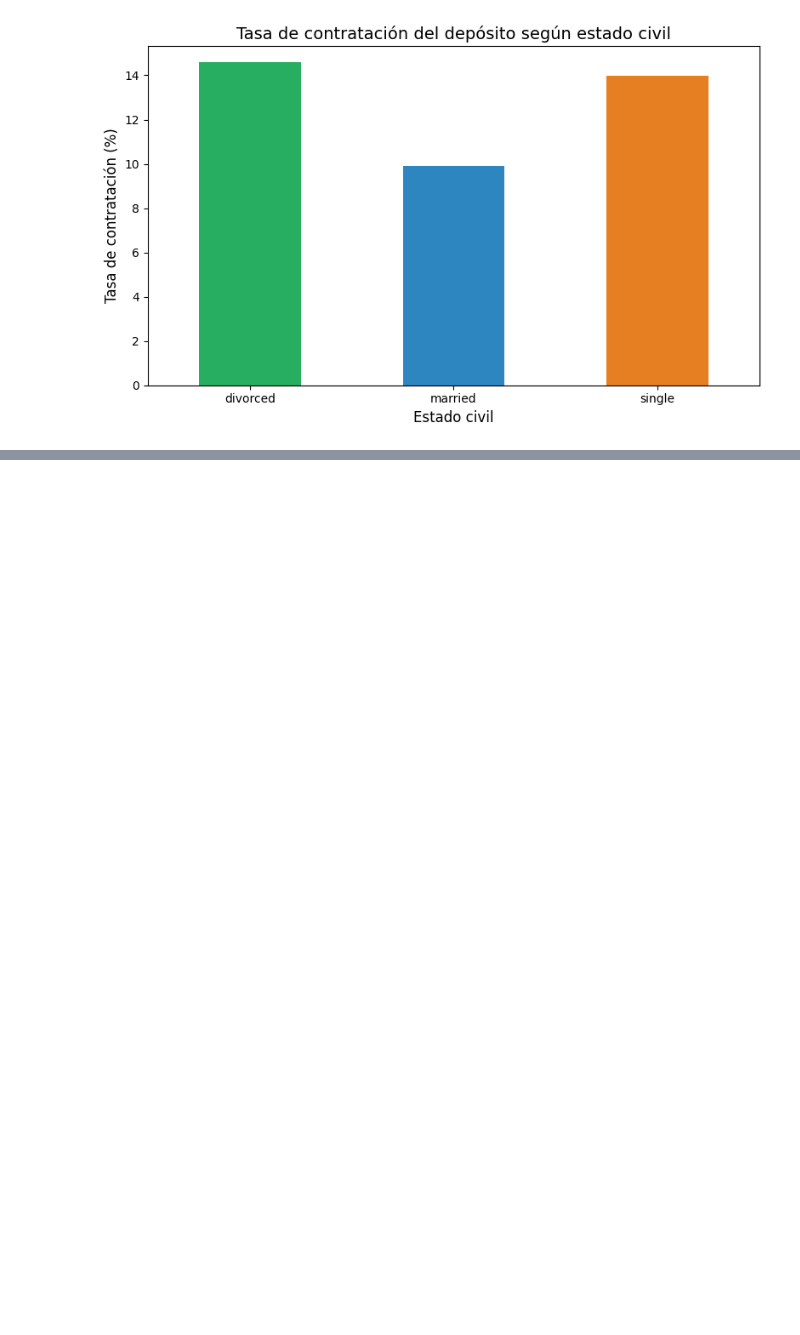
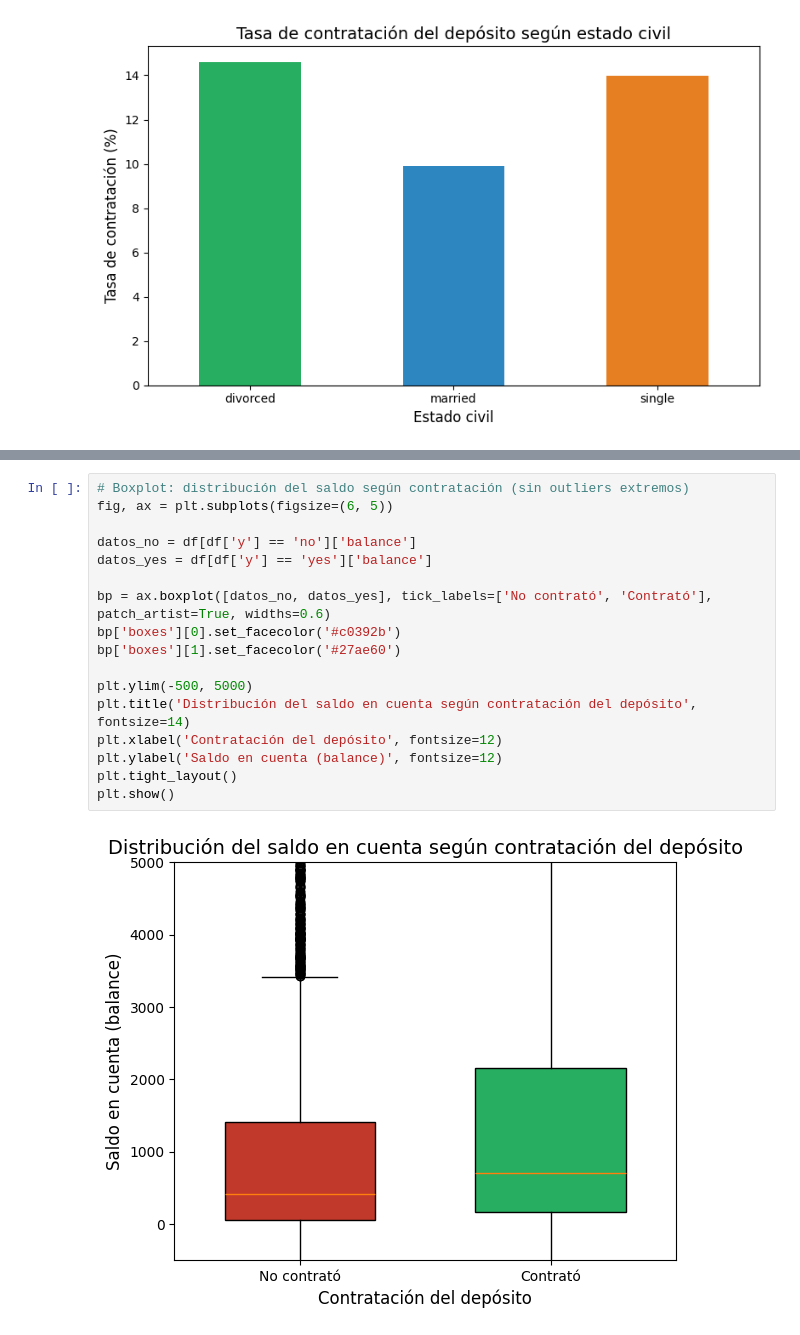
Before and after one commit to F-Boivin/ProyectoDSParteI-Boivin, a Jupyter notebook: ProyectoDSParte1_Felipe_Boivin.ipynb, the cells around one changed output, grey strips where cells are left out. Saved outputs shown, nothing was run; the diff lists cells and outputs as text; blank space fills up the shorter version.

```diff
--- a/ProyectoDSParte1_Felipe_Boivin.ipynb
+++ b/ProyectoDSParte1_Felipe_Boivin.ipynb
@@ -228,0 +243,19 @@ La supuesta mayor estabilidad financiera asociada al matrimonio no se traduce en
+# %%
+# Boxplot: distribución del saldo según contratación (sin outliers extremos)
+fig, ax = plt.subplots(figsize=(6, 5))
+
+datos_no = df[df['y'] == 'no']['balance']
+datos_yes = df[df['y'] == 'yes']['balance']
+
+bp = ax.boxplot([datos_no, datos_yes], tick_labels=['No contrató', 'Contrató'], patch_artist=True, widths=0.6)
+bp['boxes'][0].set_facecolor('#c0392b')
+bp['boxes'][1].set_facecolor('#27ae60')
+
+plt.ylim(-500, 5000)
+plt.title('Distribución del saldo en cuenta según contratación del depósito', fontsize=14)
+plt.xlabel('Contratación del depósito', fontsize=12)
+plt.ylabel('Saldo en cuenta (balance)', fontsize=12)
+plt.tight_layout()
+plt.show()
+# %% [output]
+[figure, added]
```
Also changed, not shown: parts of 9 cells of this notebook.
